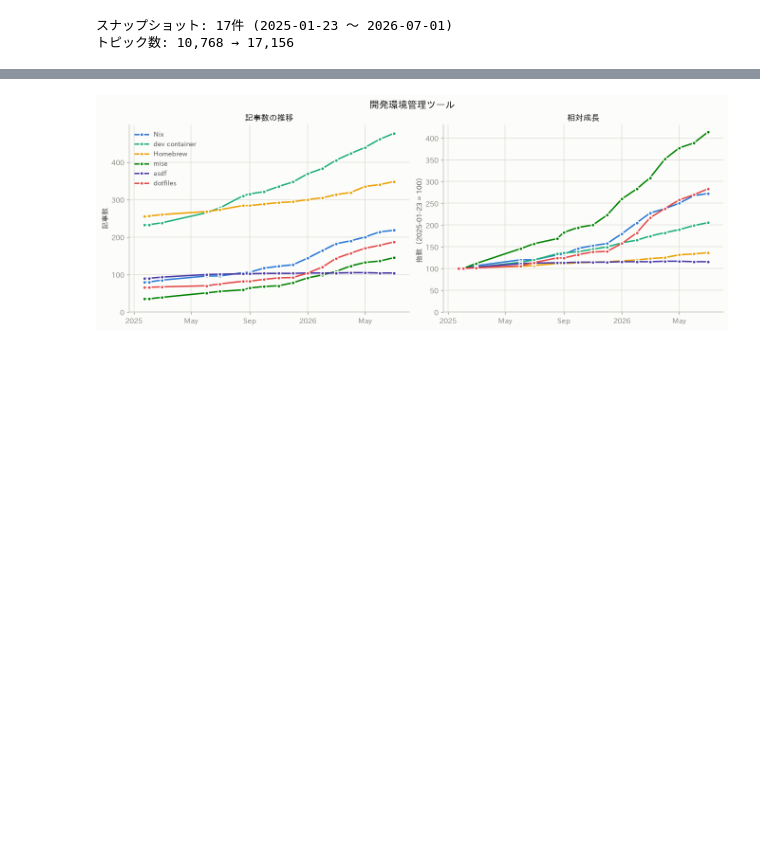
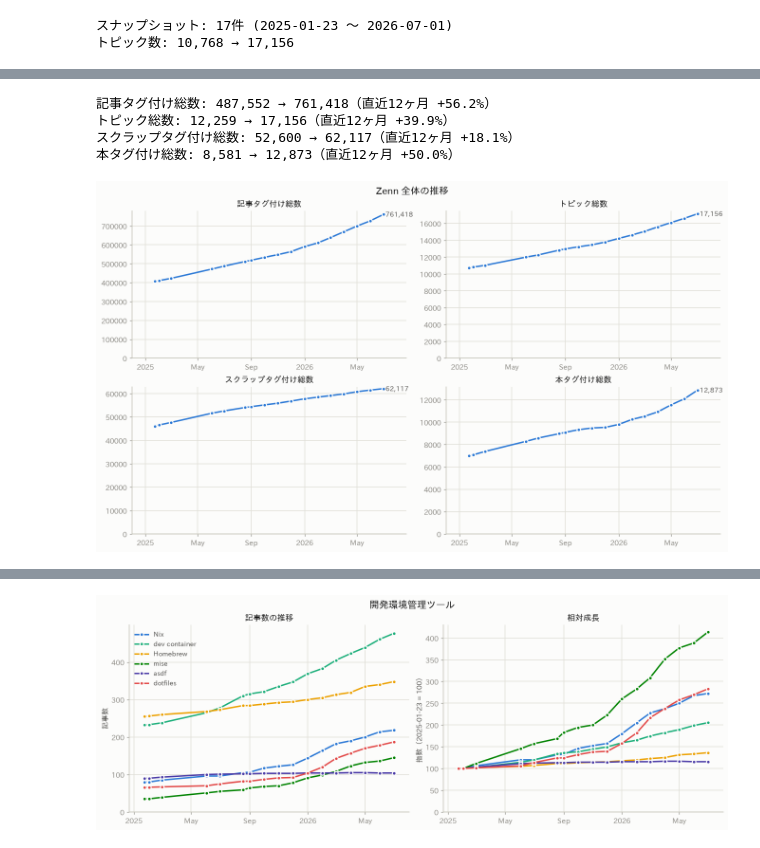
Before and after one commit to fa0311/zenn-topic-analyze, a Jupyter notebook: analysis.ipynb, the cells around one changed output, grey strips where cells are left out. Saved outputs shown, nothing was run; the diff lists cells and outputs as text; code cells hidden in the pictures; blank space fills up the shorter version.

```diff
--- a/analysis.ipynb
+++ b/analysis.ipynb
@@ -430,9 +106,0 @@ new_6m
-# %%
-counts = first_seen[first_seen > articles.index[0]].value_counts().sort_index()
-fig, ax = plt.subplots(figsize=(9, 3.2))
-bars = ax.bar(counts.index.strftime("%y-%m"), counts.values, color=SERIES[0], width=0.62)
-ax.bar_label(bars, color=INK2, fontsize=8)
-ax.grid(axis="x", visible=False)
-ax.set_ylabel("新規トピック数")
-ax.set_title("新規登場トピック数の推移", fontsize=11)
-plt.show()
@@ -580,0 +416,32 @@ pd.DataFrame({
+# %%
+totals = {
+    "記事タグ付け総数": articles.sum(axis=1),
+    "トピック総数": articles.notna().sum(axis=1),
+    "スクラップタグ付け総数": scraps.sum(axis=1),
+    "本タグ付け総数": books.sum(axis=1),
+}
+
+yr = snapshot_at(12)
+for label, s in totals.items():
+    print(f"{label}: {s.loc[yr]:,.0f} → {s.iloc[-1]:,.0f}（直近12ヶ月 {(s.iloc[-1] / s.loc[yr] - 1) * 100:+.1f}%）")
+
+fig, axes = plt.subplots(2, 2, figsize=(12, 7), layout="constrained")
+for ax, (label, s) in zip(axes.flat, totals.items()):
+    ax.plot(s.index, s.values, color=SERIES[0],
+            marker="o", markersize=5, markeredgecolor=SURFACE, markeredgewidth=1.5)
+    ax.annotate(f" {s.iloc[-1]:,.0f}", (s.index[-1], s.iloc[-1]),
+                color=INK2, fontsize=9, va="center")
+    ax.set_title(label, fontsize=11)
+    ax.set_ylim(bottom=0)
+    locator = mdates.AutoDateLocator(maxticks=6)
+    ax.xaxis.set_major_locator(locator)
+    ax.xaxis.set_major_formatter(mdates.ConciseDateFormatter(locator))
+    ax.margins(x=0.1)
+fig.suptitle("Zenn 全体の推移", fontsize=13)
+plt.show()
+# %% [output]
+記事タグ付け総数: 487,552 → 761,418（直近12ヶ月 +56.2%）
+トピック総数: 12,259 → 17,156（直近12ヶ月 +39.9%）
+スクラップタグ付け総数: 52,600 → 62,117（直近12ヶ月 +18.1%）
+本タグ付け総数: 8,581 → 12,873（直近12ヶ月 +50.0%）
+[figure, added]
```
Also changed, not shown: parts of 90 cells of this notebook, 2 other files.
